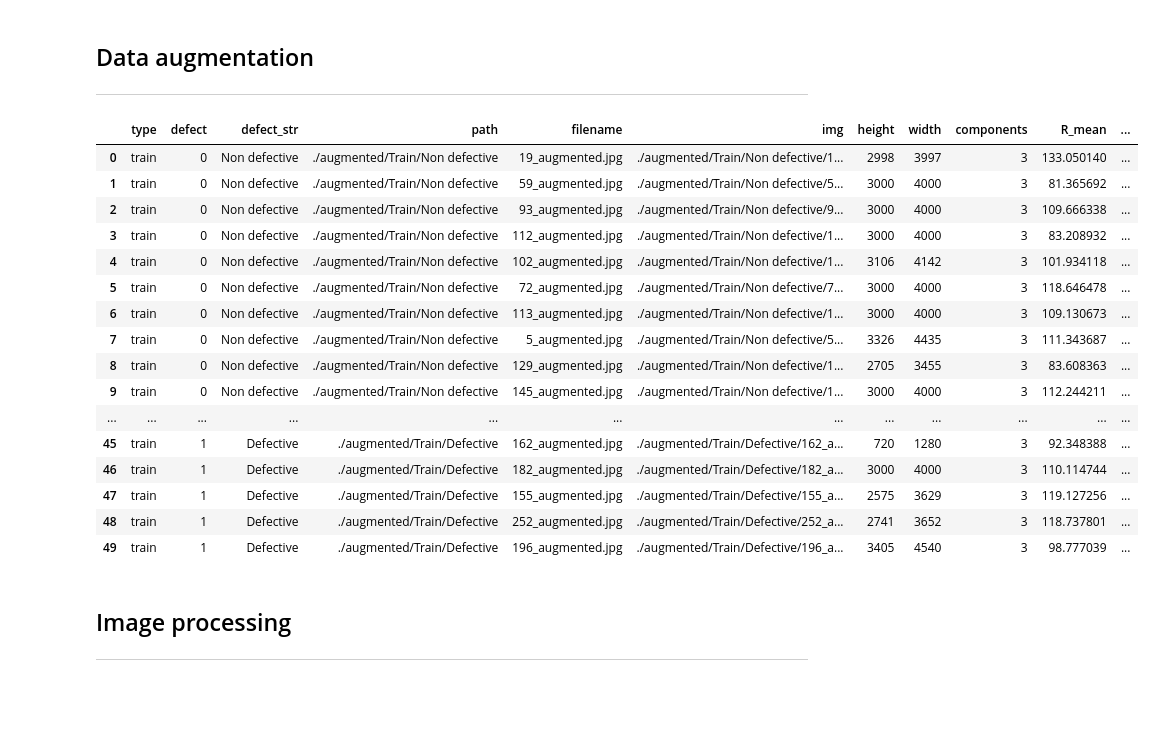
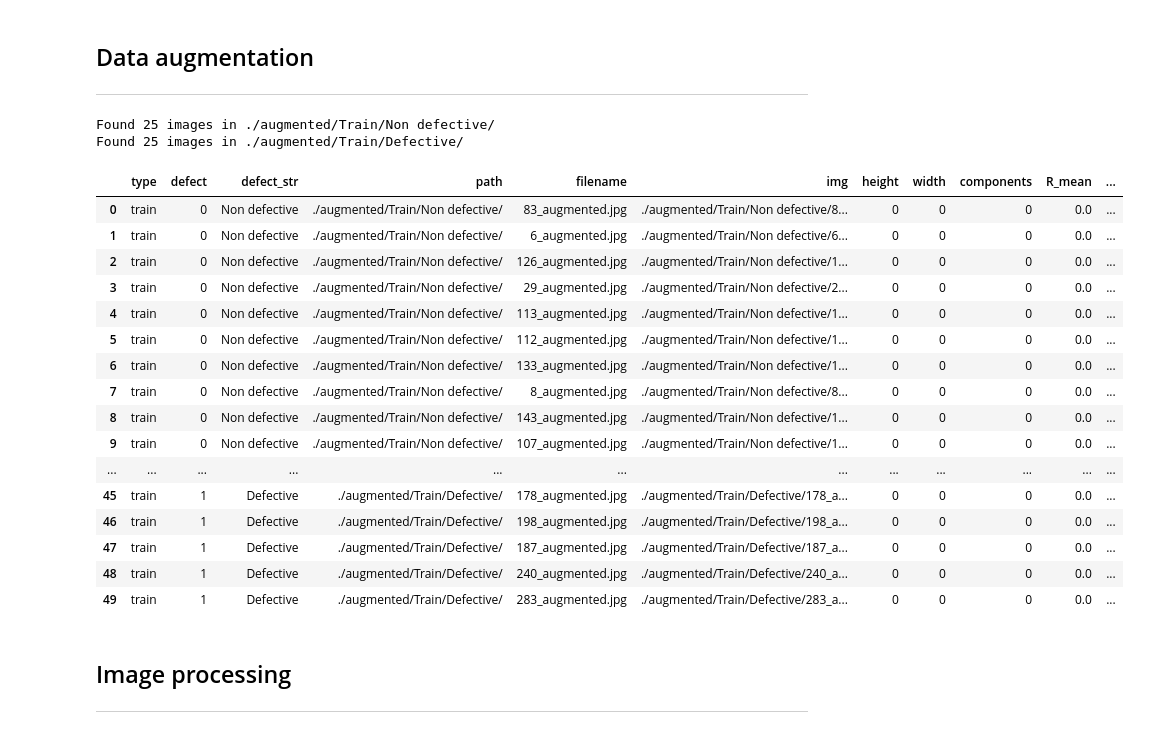
Before and after one commit to demustamas/Mathemathical-Modeling-Practice, a Jupyter notebook: classification_model.ipynb, the cells around one changed output. Saved outputs shown, nothing was run; the diff lists cells and outputs as text; code cells hidden in the pictures; blank space fills up the shorter version.

Commit message:
Added DataSet class

```diff
--- a/classification_model.ipynb
+++ b/classification_model.ipynb
@@ -111,0 +45,6 @@ display(images)
+# %%
+images = DataSet()
+# %%
+datasets = ["raw", "data", "augmented", "preprocessed"]
+for dataset in datasets:
+    images.update_dataset(dataset=dataset)
@@ -116,30 +76,32 @@ display(images)
 # %%
 N_augmented = 25
 
-image_augmenter = Augmenter(N_augmented, images)
-image_augmenter.remove_old_data(env.augmented_folder)
+image_augmenter = Augmenter(N_augmented, images.data)
+image_augmenter.remove_old_data(images.augmented_folder)
 image_augmenter.augment_images()
-augmented_images = image_augmenter.save_dataframe()
 del image_augmenter
-augmented_images
+images.update_dataset("augmented")
+images.augmented
 # %% [output]
+Found 25 images in ./augmented/Train/Non defective/
+Found 25 images in ./augmented/Train/Defective/
 |  | type | defect | defect_str | path | filename | img | height | width | components | R_mean | ... |
-| 0 | train | 0 | Non defective | ./augmented/Train/Non defective | 19_augmented.jpg | ./augmented/Train/Non defective/1... | 2998 | 3997 | 3 | 133.050140 | ... |
-| 1 | train | 0 | Non defective | ./augmented/Train/Non defective | 59_augmented.jpg | ./augmented/Train/Non defective/5... | 3000 | 4000 | 3 | 81.365692 | ... |
-| 2 | train | 0 | Non defective | ./augmented/Train/Non defective | 93_augmented.jpg | ./augmented/Train/Non defective/9... | 3000 | 4000 | 3 | 109.666338 | ... |
-| 3 | train | 0 | Non defective | ./augmented/Train/Non defective | 112_augmented.jpg | ./augmented/Train/Non defective/1... | 3000 | 4000 | 3 | 83.208932 | ... |
-| 4 | train | 0 | Non defective | ./augmented/Train/Non defective | 102_augmented.jpg | ./augmented/Train/Non defective/1... | 3106 | 4142 | 3 | 101.934118 | ... |
-| 5 | train | 0 | Non defective | ./augmented/Train/Non defective | 72_augmented.jpg | ./augmented/Train/Non defective/7... | 3000 | 4000 | 3 | 118.646478 | ... |
-| 6 | train | 0 | Non defective | ./augmented/Train/Non defective | 113_augmented.jpg | ./augmented/Train/Non defective/1... | 3000 | 4000 | 3 | 109.130673 | ... |
-| 7 | train | 0 | Non defective | ./augmented/Train/Non defective | 5_augmented.jpg | ./augmented/Train/Non defective/5... | 3326 | 4435 | 3 | 111.343687 | ... |
-| 8 | train | 0 | Non defective | ./augmented/Train/Non defective | 129_augmented.jpg | ./augmented/Train/Non defective/1... | 2705 | 3455 | 3 | 83.608363 | ... |
-| 9 | train | 0 | Non defective | ./augmented/Train/Non defective | 145_augmented.jpg | ./augmented/Train/Non defective/1... | 3000 | 4000 | 3 | 112.244211 | ... |
+| 0 | train | 0 | Non defective | ./augmented/Train/Non defective/ | 83_augmented.jpg | ./augmented/Train/Non defective/8... | 0 | 0 | 0 | 0.0 | ... |
+| 1 | train | 0 | Non defective | ./augmented/Train/Non defective/ | 6_augmented.jpg | ./augmented/Train/Non defective/6... | 0 | 0 | 0 | 0.0 | ... |
+| 2 | train | 0 | Non defective | ./augmented/Train/Non defective/ | 126_augmented.jpg | ./augmented/Train/Non defective/1... | 0 | 0 | 0 | 0.0 | ... |
+| 3 | train | 0 | Non defective | ./augmented/Train/Non defective/ | 29_augmented.jpg | ./augmented/Train/Non defective/2... | 0 | 0 | 0 | 0.0 | ... |
+| 4 | train | 0 | Non defective | ./augmented/Train/Non defective/ | 113_augmented.jpg | ./augmented/Train/Non defective/1... | 0 | 0 | 0 | 0.0 | ... |
+| 5 | train | 0 | Non defective | ./augmented/Train/Non defective/ | 112_augmented.jpg | ./augmented/Train/Non defective/1... | 0 | 0 | 0 | 0.0 | ... |
+| 6 | train | 0 | Non defective | ./augmented/Train/Non defective/ | 133_augmented.jpg | ./augmented/Train/Non defective/1... | 0 | 0 | 0 | 0.0 | ... |
+| 7 | train | 0 | Non defective | ./augmented/Train/Non defective/ | 8_augmented.jpg | ./augmented/Train/Non defective/8... | 0 | 0 | 0 | 0.0 | ... |
+| 8 | train | 0 | Non defective | ./augmented/Train/Non defective/ | 143_augmented.jpg | ./augmented/Train/Non defective/1... | 0 | 0 | 0 | 0.0 | ... |
+| 9 | train | 0 | Non defective | ./augmented/Train/Non defective/ | 107_augmented.jpg | ./augmented/Train/Non defective/1... | 0 | 0 | 0 | 0.0 | ... |
 | ... | ... | ... | ... | ... | ... | ... | ... | ... | ... | ... | ... |
-| 45 | train | 1 | Defective | ./augmented/Train/Defective | 162_augmented.jpg | ./augmented/Train/Defective/162_a... | 720 | 1280 | 3 | 92.348388 | ... |
-| 46 | train | 1 | Defective | ./augmented/Train/Defective | 182_augmented.jpg | ./augmented/Train/Defective/182_a... | 3000 | 4000 | 3 | 110.114744 | ... |
-| 47 | train | 1 | Defective | ./augmented/Train/Defective | 155_augmented.jpg | ./augmented/Train/Defective/155_a... | 2575 | 3629 | 3 | 119.127256 | ... |
-| 48 | train | 1 | Defective | ./augmented/Train/Defective | 252_augmented.jpg | ./augmented/Train/Defective/252_a... | 2741 | 3652 | 3 | 118.737801 | ... |
-| 49 | train | 1 | Defective | ./augmented/Train/Defective | 196_augmented.jpg | ./augmented/Train/Defective/196_a... | 3405 | 4540 | 3 | 98.777039 | ... |
+| 45 | train | 1 | Defective | ./augmented/Train/Defective/ | 178_augmented.jpg | ./augmented/Train/Defective/178_a... | 0 | 0 | 0 | 0.0 | ... |
+| 46 | train | 1 | Defective | ./augmented/Train/Defective/ | 198_augmented.jpg | ./augmented/Train/Defective/198_a... | 0 | 0 | 0 | 0.0 | ... |
+| 47 | train | 1 | Defective | ./augmented/Train/Defective/ | 187_augmented.jpg | ./augmented/Train/Defective/187_a... | 0 | 0 | 0 | 0.0 | ... |
+| 48 | train | 1 | Defective | ./augmented/Train/Defective/ | 240_augmented.jpg | ./augmented/Train/Defective/240_a... | 0 | 0 | 0 | 0.0 | ... |
+| 49 | train | 1 | Defective | ./augmented/Train/Defective/ | 283_augmented.jpg | ./augmented/Train/Defective/283_a... | 0 | 0 | 0 | 0.0 | ... |
 # %% [markdown]
 ## Image processing
 
```
Also changed, not shown: parts of 6 cells of this notebook, 8 other files.
